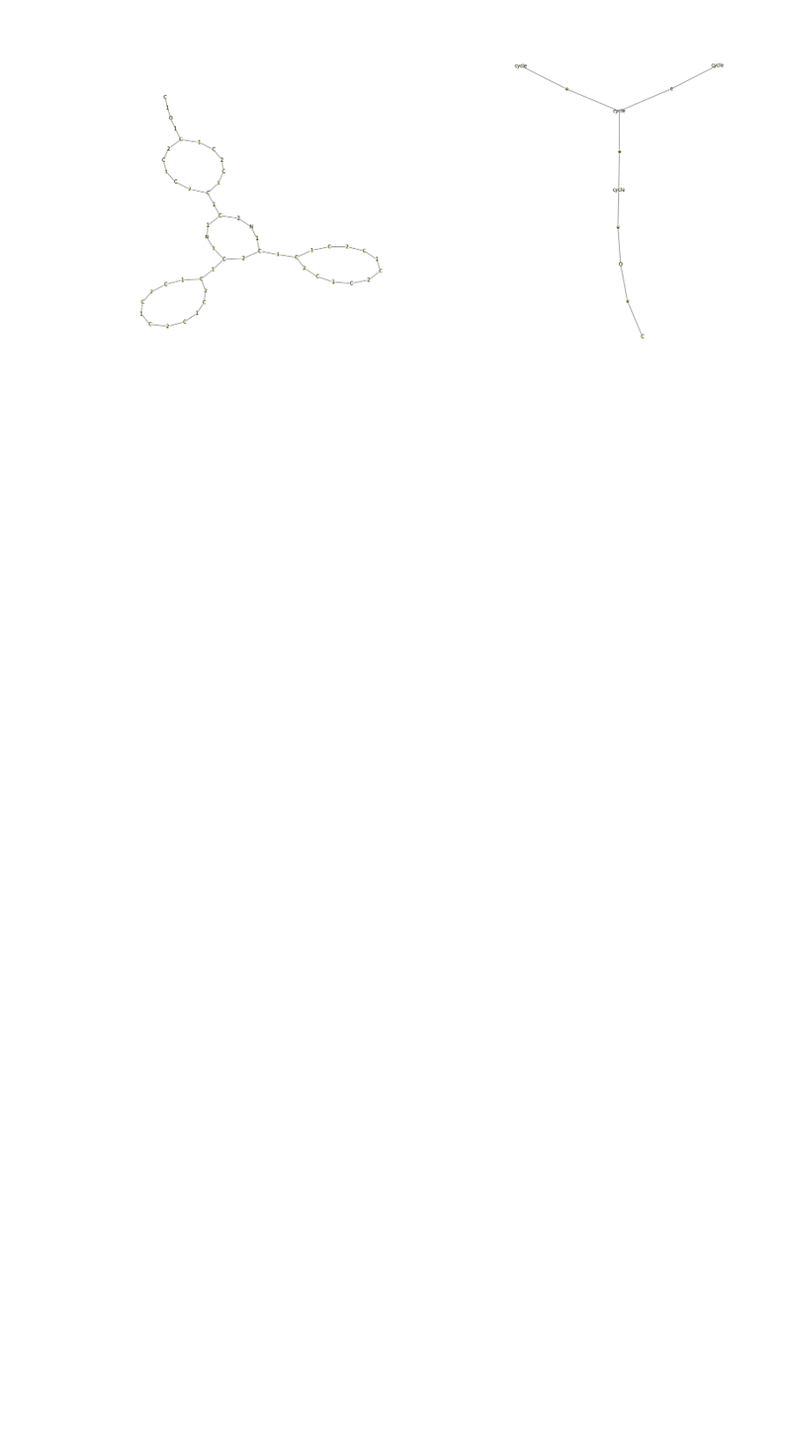
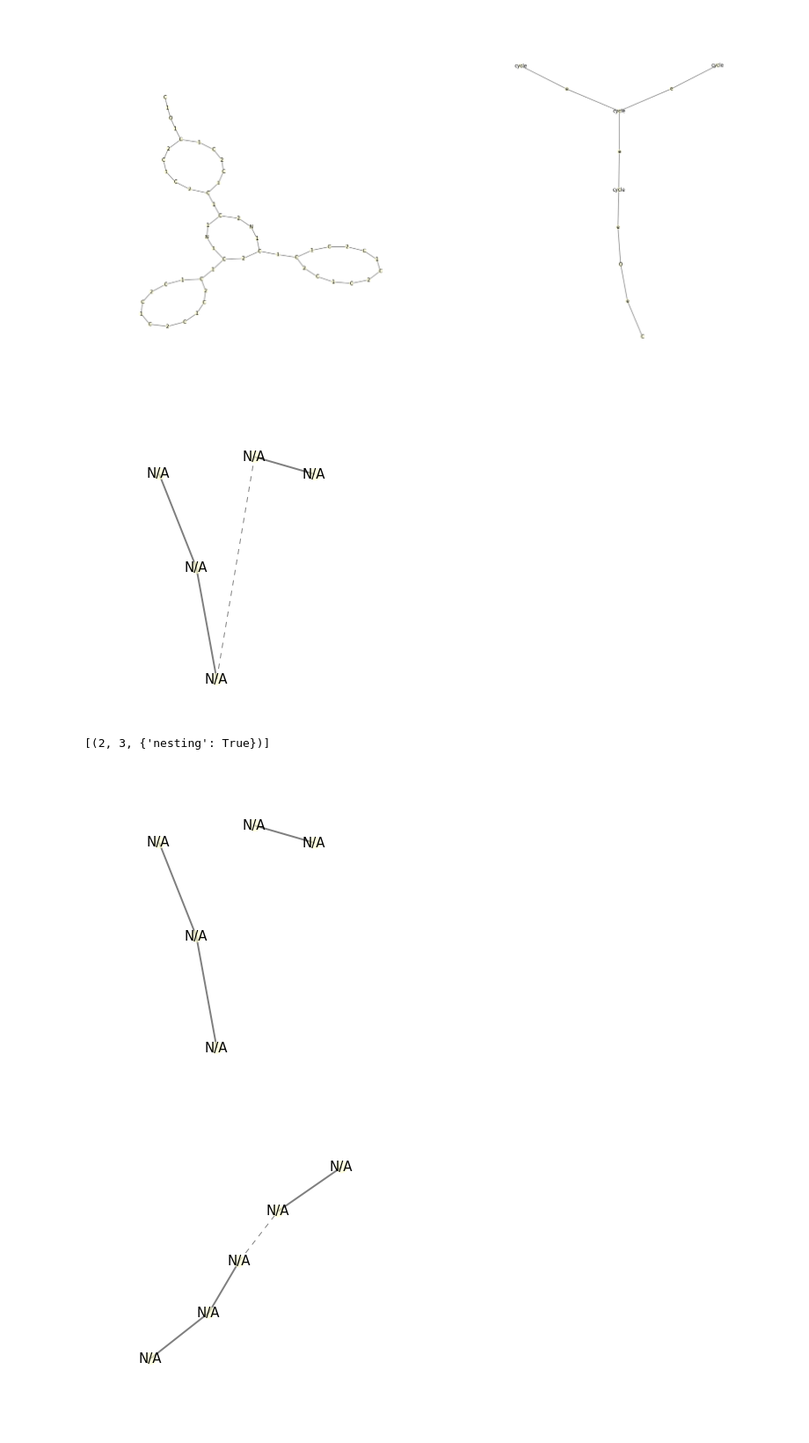
Before and after one commit to fabriziocosta/GraphLearn_examples, a Jupyter notebook: Abstract/circles_mole.ipynb, the cells around one changed output. Shown at 88% size. Drawn from its saved outputs; the diff is of its cells as text; code cells hidden in the pictures; blank space fills up the shorter version.

```diff
--- a/Abstract/circles_mole.ipynb
+++ b/Abstract/circles_mole.ipynb
@@ -473,3 +473,30 @@ for i in range(1):
     v.transform_single(zz)
 # %% [output]
 [figure]
+# %%
+%matplotlib inline
+import networkx as nx
+from graphlearn.utils import draw
+
+'''
+title arg so that a graph can decide which graph.graph[thing] is the title.
+'''
+
+g=nx.path_graph(5)
+g[2][3]["nesting"]=True
+draw.graphlearn(g,ignore_for_layout="nesting")
+
+"try to remove edges"
+eset=[(a,b,d) for (a,b,d) in g.edges(data=True) if "nesting" in d]
+print eset
+g.remove_edges_from(eset)
+draw.graphlearn(g)
+
+'and attach later'
+g.add_edges_from(eset)
+draw.graphlearn(g)
+# %% [output]
+[figure, added]
+[(2, 3, {'nesting': True})]
+[figure, added]
+[figure, added]
```
Also changed, not shown: parts of 4 cells of this notebook, 2 other files.
